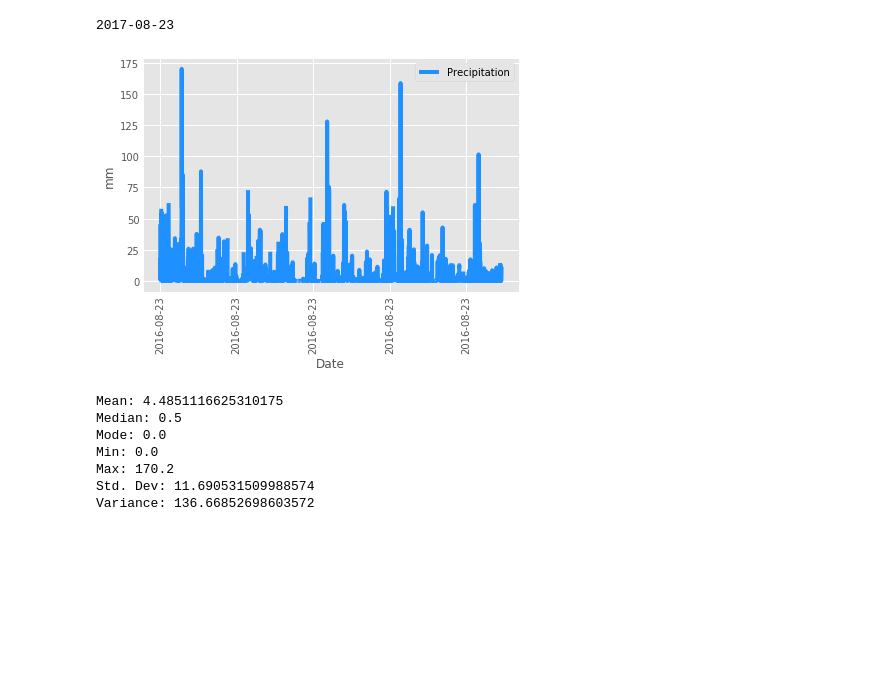
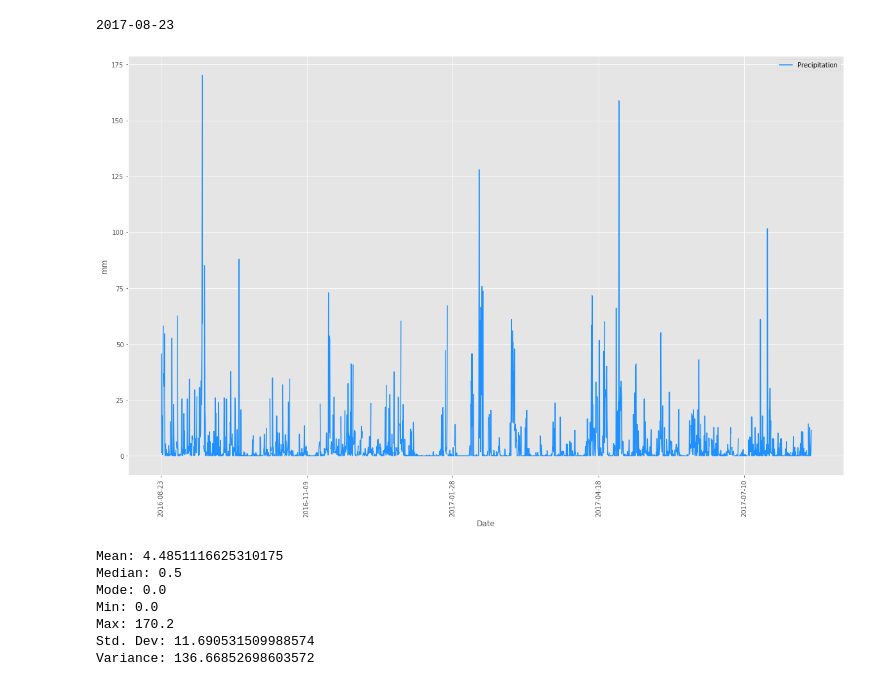
Before and after one commit to BA-BEL/sqlalchemy-challenge, a Jupyter notebook: SurfsUp/climate.ipynb, the cells around one changed output. Cells and saved outputs as stored; diff of their text form; code cells hidden in the pictures; blank space fills up the shorter version.

```diff
--- a/SurfsUp/climate.ipynb
+++ b/SurfsUp/climate.ipynb
@@ -50,35 +50,34 @@ print(data)
 # %%
 #   Design a query to retrieve the last 12 months of precipitation data and plot the results/
 #   Starting from the most recent data point in the database.
 
 #   Calculate the date one year from the last date in the dataset
 data, = session.query(Measurement.date).order_by(Measurement.date.desc()).first()
 
-date = dt.date(int(data[0:4]), int(data[5:7]), int(data[8:11])) - dt.timedelta(365)
+date = dt.datetime.strptime(data, "%Y-%m-%d").date() - dt.timedelta(365)
 
 #   Perform a query to retrieve the data and precipitation scores
 
 prcpquery = session.query(Measurement.date, Measurement.prcp)\
             .filter(Measurement.date >= date).all()
 
 #   Save the query results as a Pandas DataFrame and set the index to the date column
 
 df = pd.DataFrame(prcpquery, columns = ["Date", "Precipitation"])
 df = df.set_index("Date")
 
 #   Sort the dataframe by date
 
 df = df.sort_index(ascending= True)
 
 #   Use Pandas Plotting with Matplotlib to plot the data
 df.reset_index(inplace = True)
-df_plot = df.plot.line(x = "Date", y = "Precipitation", c = "dodgerblue")
+df_plot = df.plot.line(x = "Date", y = "Precipitation", c = "dodgerblue", rot = 90, figsize = (20,12))
 df_plot.set_ylabel("mm")
-df_plot.set_xticklabels(df["Date"],rotation = 90)
 
 plt.show()
 # %% [output]
-[figure, old version]
+[figure, new version]
 # %%
 #   Use Pandas to calculate the summary statistics for the precipitation data
 
```
Also changed, not shown: 2 other files.
